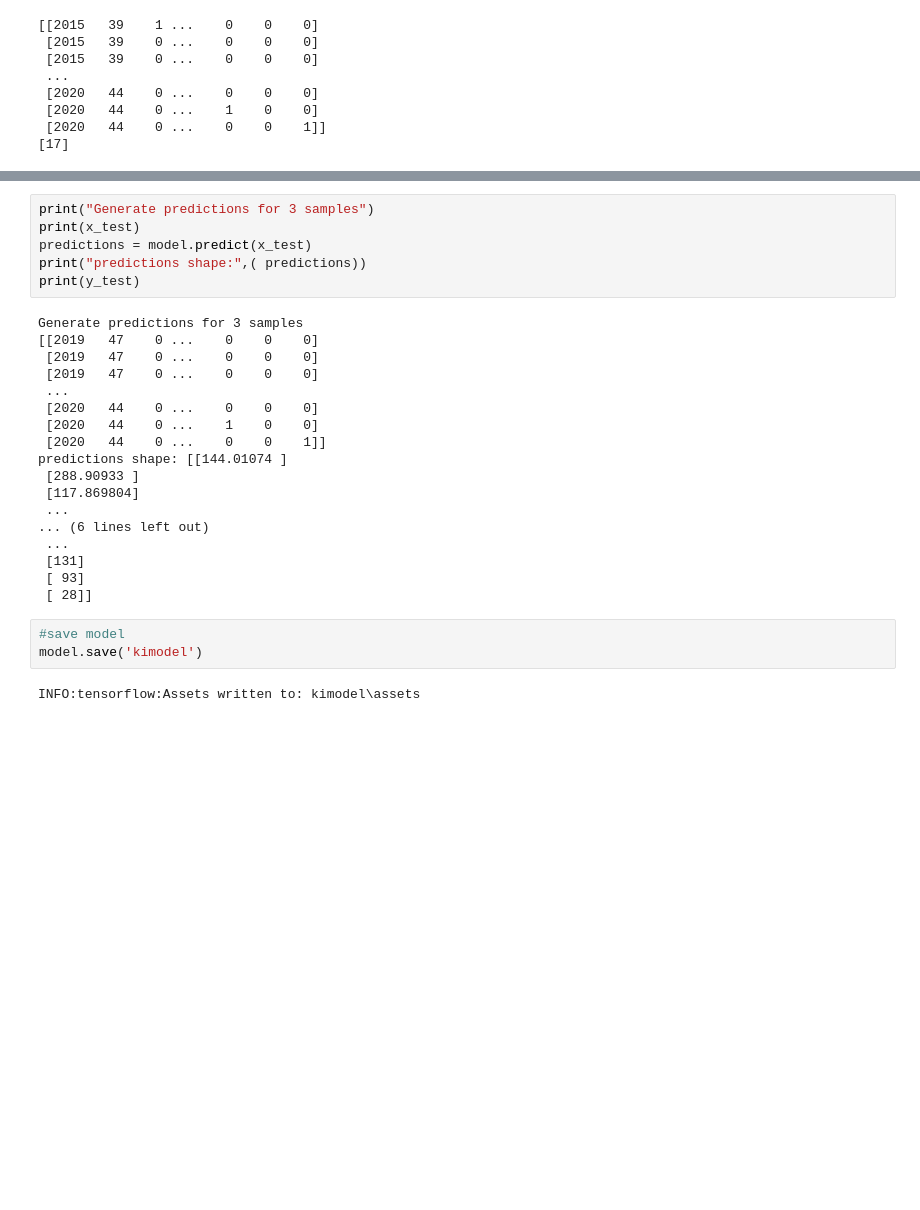
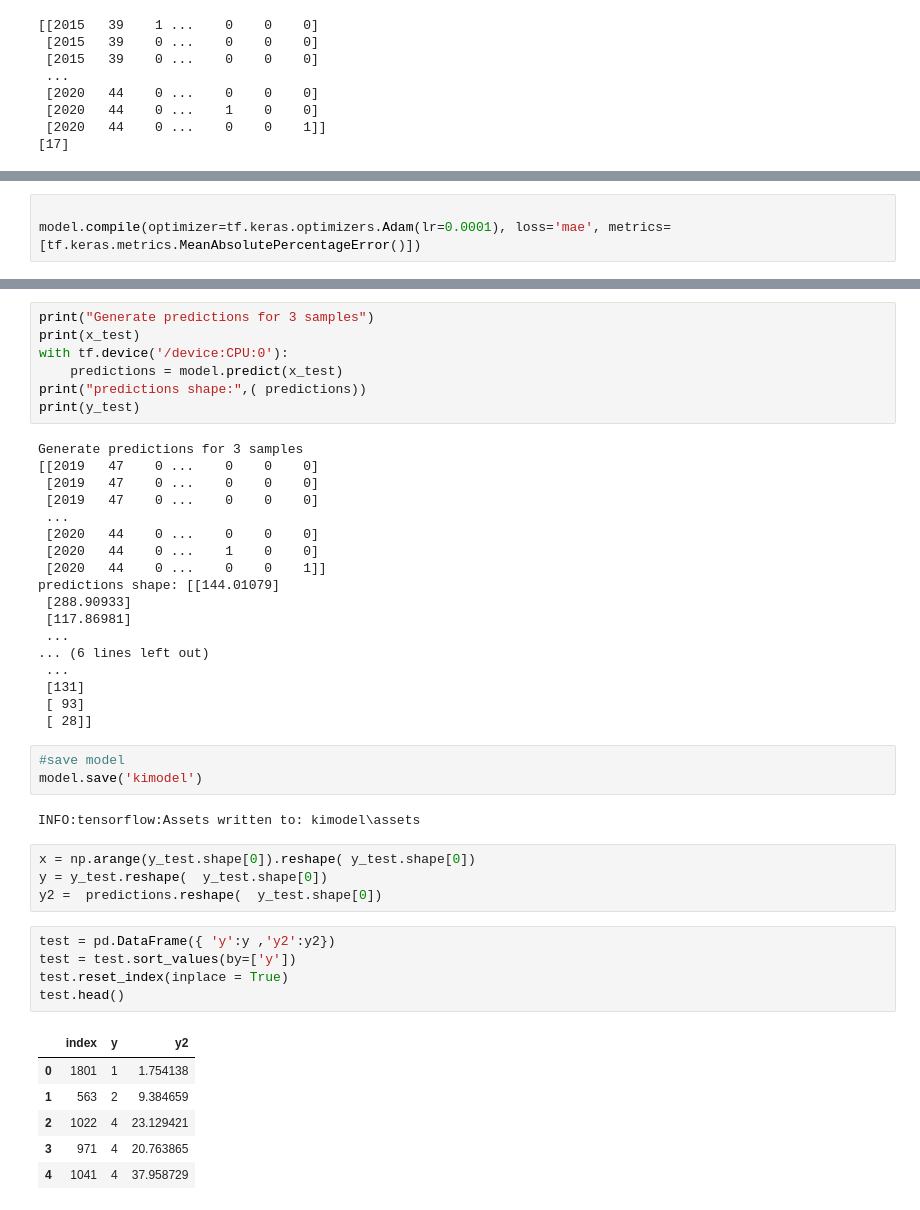
Before and after one commit to aomari99/WI-Projekt, a Jupyter notebook: kilearn.ipynb, the cells around one changed output, grey strips where cells are left out. Cells and saved outputs as stored; diff of their text form; blank space fills up the shorter version.

```diff
--- a/kilearn.ipynb
+++ b/kilearn.ipynb
@@ -106 +112,4 @@ model.compile(optimizer=tf.keras.optimizers.Adam(lr=0.0001), loss='mean_absolute
+# %%
+
+model.compile(optimizer=tf.keras.optimizers.Adam(lr=0.0001), loss='mae', metrics=[tf.keras.metrics.MeanAbsolutePercentageError()])
 # %%
@@ -173,7 +166,8 @@ predictions shape: [[346.3802   ]
 # %%
 print("Generate predictions for 3 samples")
 print(x_test)
-predictions = model.predict(x_test)
+with tf.device('/device:CPU:0'):
+    predictions = model.predict(x_test)
 print("predictions shape:",( predictions))
 print(y_test)
 # %% [output]
@@ -185,9 +179,9 @@ Generate predictions for 3 samples
  [2020   44    0 ...    0    0    0]
  [2020   44    0 ...    1    0    0]
  [2020   44    0 ...    0    0    1]]
-predictions shape: [[144.01074 ]
- [288.90933 ]
- [117.869804]
+predictions shape: [[144.01079]
+ [288.90933]
+ [117.86981]
  ...
 ... (6 lines left out)
  ...
@@ -199,3 +193,19 @@ predictions shape: [[144.01074 ]
 model.save('kimodel')
 # %% [output]
 INFO:tensorflow:Assets written to: kimodel\assets
+# %%
+x = np.arange(y_test.shape[0]).reshape( y_test.shape[0])
+y = y_test.reshape(  y_test.shape[0])
+y2 =  predictions.reshape(  y_test.shape[0])
+# %%
+test = pd.DataFrame({ 'y':y ,'y2':y2})
+test = test.sort_values(by=['y'])
+test.reset_index(inplace = True)
+test.head()
+# %% [output]
+|  | index | y | y2 |
+| 0 | 1801 | 1 | 1.754138 |
+| 1 | 563 | 2 | 9.384659 |
+| 2 | 1022 | 4 | 23.129421 |
+| 3 | 971 | 4 | 20.763865 |
+| 4 | 1041 | 4 | 37.958729 |
```
Also changed, not shown: parts of 9 cells of this notebook, 21 other files.
